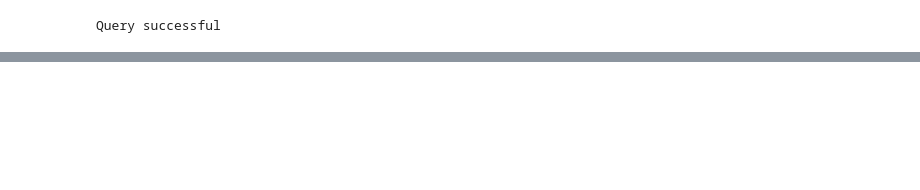
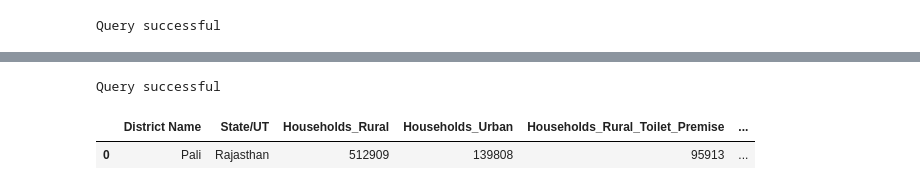
Before and after one commit to prathamchopra001/Healthcare-Data-Cleaning, a Jupyter notebook: Solution/data_cleaning_18_23.ipynb, the cells around one changed output, grey strips where cells are left out. Drawn from its saved outputs; the diff is of its cells as text; code cells hidden in the pictures; blank space fills up the shorter version.

```diff
--- a/Solution/data_cleaning_18_22.ipynb
+++ b/Solution/data_cleaning_18_23.ipynb
@@ -478,2 +444,0 @@ Query successful
-# %%
-run_query(connection, "show triggers;")
@@ -506,0 +445,31 @@ The error '1054 (42S22): Unknown column 'District' in 'NEW'' occurred
+# %%
+execute_query(connection, """
+            CREATE PROCEDURE district_wise_report (IN district VARCHAR(255))
+BEGIN
+    SELECT
+        c.`District Name`,
+        c.`State/UT`,
+        h.`Households_Rural`,
+        h.`Households_Urban`,
+        h.`Households_Rural_Toilet_Premise`,
+        h.`Households_Urban_Toilet_Premise`,
+        h.`Households_Rural_Dilapidated`,
+        h.`Households_Urban_Dilapidated`,
+        h.`Households_Rural_Livable`,
+        h.`Households_Urban_Livable`,
+        ROUND((h.`Households_Rural_Toilet_Premise` + h.`Households_Urban_Toilet_Premise`)/h.`Households_Rural`*100,2) AS `Percentage of Households without Toilet Premise`
+    FROM
+        census c
+    INNER JOIN
+        housing h ON c.`District Name` = h.District
+    WHERE
+        c.`District Name` = district;
+END;
+""")
+# %% [output]
+Query successful
+# %%
+run_query(connection, "CALL district_wise_report('Pali');")
+# %% [output]
+|  | District Name | State/UT | Households_Rural | Households_Urban | Households_Rural_Toilet_Premise | ... |
+| 0 | Pali | Rajasthan | 512909 | 139808 | 95913 | ... |
```
Also changed, not shown: parts of 10 cells of this notebook, 1 other file.
